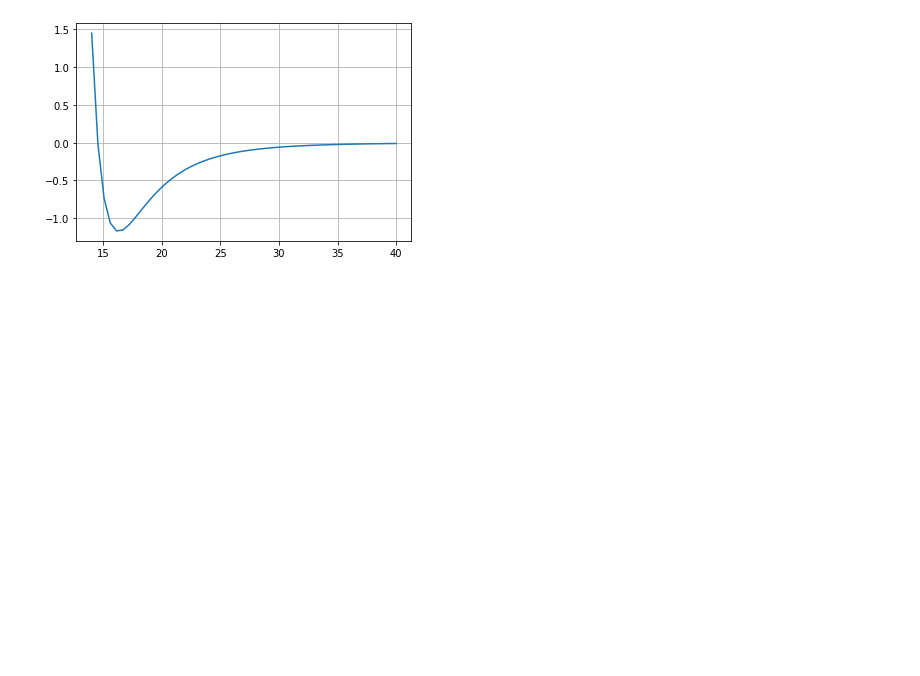
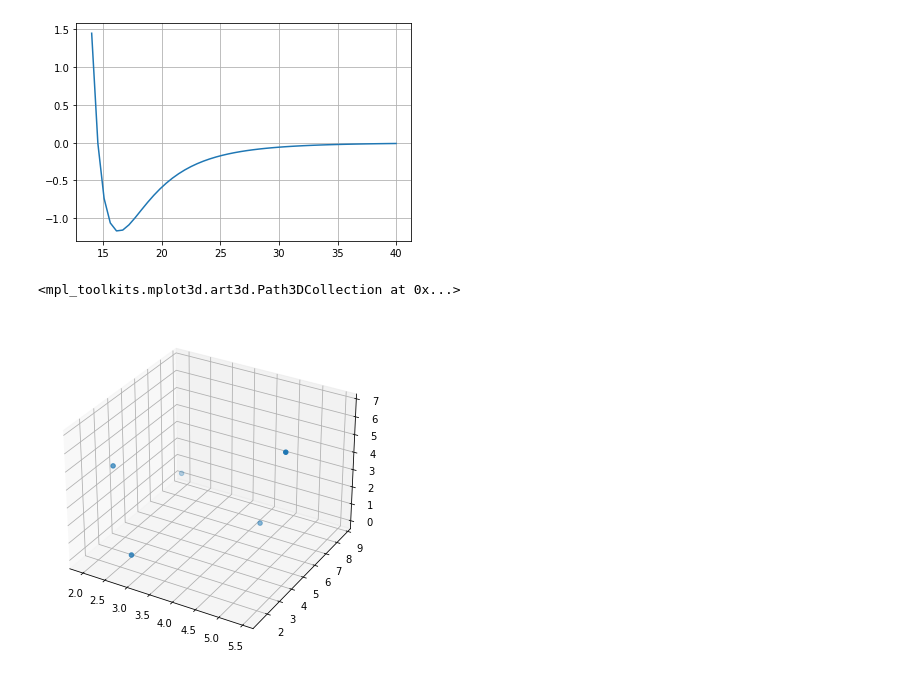
Before and after one commit to hitimr/NSSC2, a Jupyter notebook: Ex2/hiti/E_pot_algorithms.ipynb, the cells around one changed output. Saved outputs shown, nothing was run; the diff lists cells and outputs as text; code cells hidden in the pictures; blank space fills up the shorter version.

```diff
--- a/Ex2/hiti/E_pot_algorithms.ipynb
+++ b/Ex2/hiti/E_pot_algorithms.ipynb
@@ -415,3 +423,18 @@ plt.plot(L_vals,E_vals)
 plt.grid()
 # %% [output]
 [figure]
+# %%
+np.random.seed(1)
+domain = Domain()
+domain.fill(5, 10, 1)
+
+domain.verlet_advance(0.1)
+data = domain.pos.T
+
+
+fig = plt.figure(figsize=(6,6))
+ax = fig.add_subplot(projection='3d')
+ax.scatter(data[0], data[1], data[2])
+# %% [output]
+<mpl_toolkits.mplot3d.art3d.Path3DCollection at 0x...>
+[figure, added]
```
Also changed, not shown: parts of 9 cells of this notebook, 5 other files.
